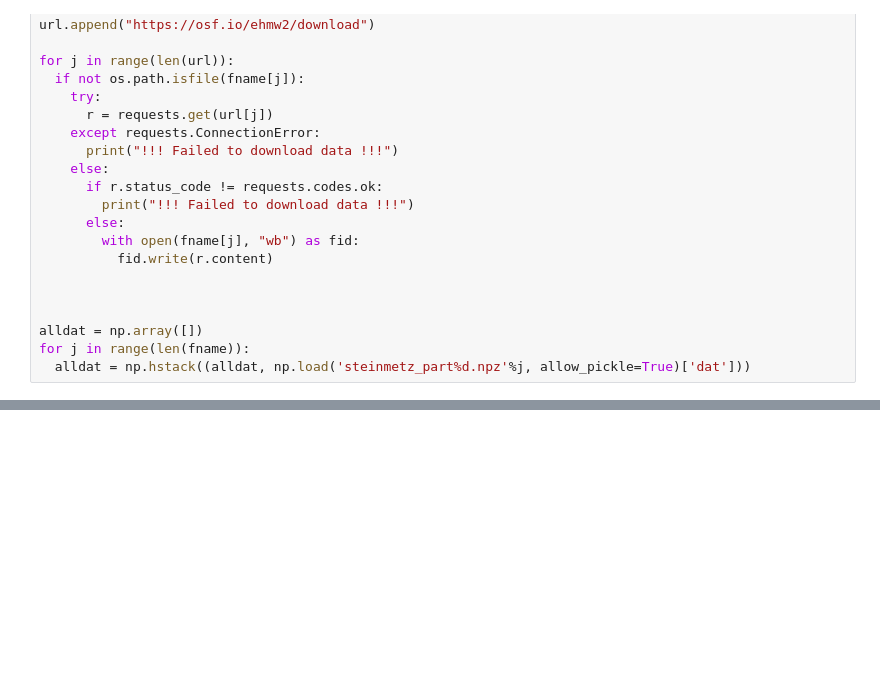
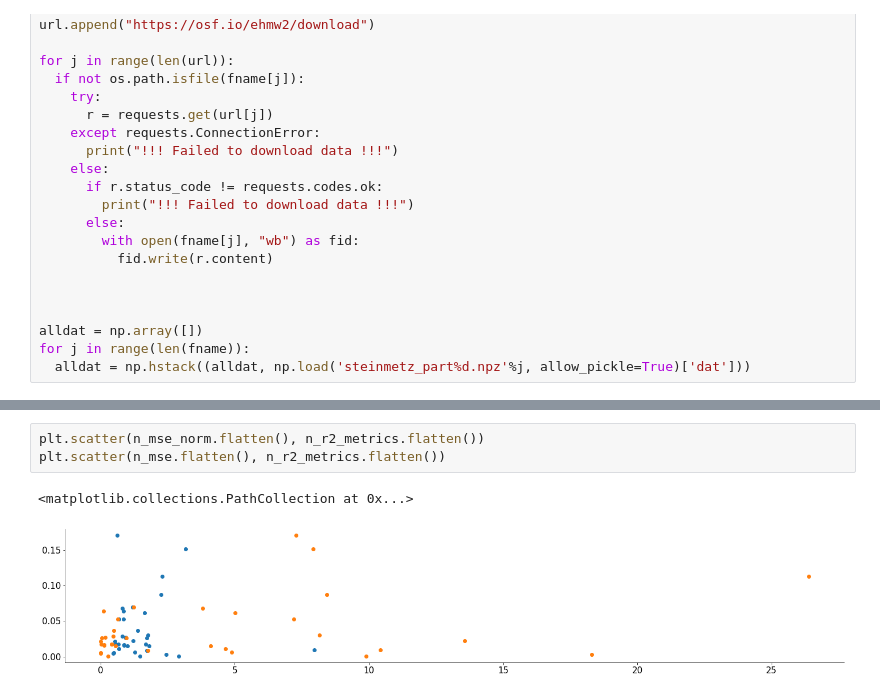
Before and after one commit to mgonzal1/nma_wombat_connectivy_project, a Jupyter notebook: connectivity.ipynb, the cells around one changed output, grey strips where cells are left out. Drawn from its saved outputs; the diff is of its cells as text; blank space fills up the shorter version.

```diff
--- a/connectivity.ipynb
+++ b/connectivity.ipynb
@@ -218,0 +292,6 @@ mse = np.mean( (visual_dat-visual_dat_hat)**2 )
+# %%
+plt.scatter(n_mse_norm.flatten(), n_r2_metrics.flatten())
+plt.scatter(n_mse.flatten(), n_r2_metrics.flatten())
+# %% [output]
+<matplotlib.collections.PathCollection at 0x...>
+[figure, added]
```
Also changed, not shown: parts of 14 cells of this notebook.
